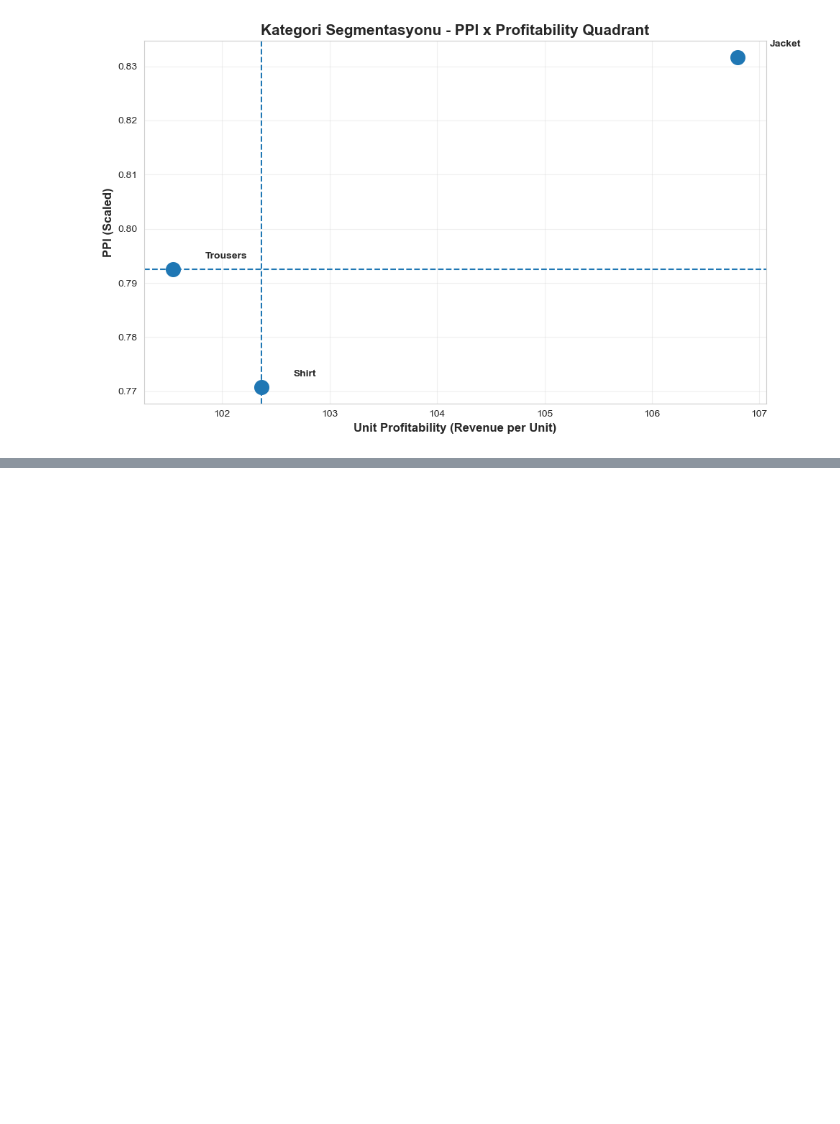
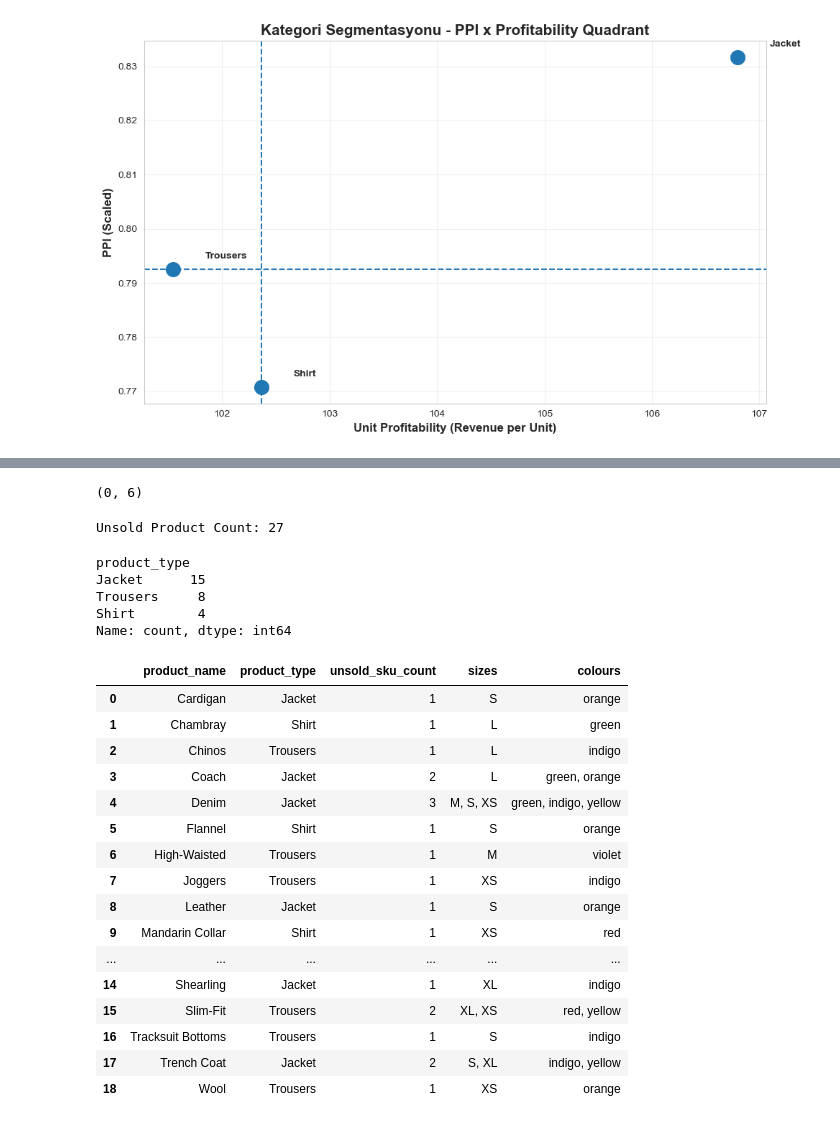
Before and after one commit to zeynepmert/Workintech_data_analysis_graduation_project, a Jupyter notebook: python/Product_Analysis.ipynb, the cells around one changed output, grey strips where cells are left out. Cells and saved outputs as stored; diff of their text form; code cells hidden in the pictures; blank space fills up the shorter version.

```diff
--- a/python/Product_Analysis.ipynb
+++ b/python/Product_Analysis.ipynb
@@ -502,0 +512,6 @@ elasticity < 1 → müşteri fiyat hassas değil → premium pricing potansiyeli
+# %%
+# check sales presence
+check = sales[sales['product_id'].isin(missing_ids['product_id'])]
+check.shape
+# %% [output]
+(0, 6)
@@ -502,0 +522,39 @@ elasticity < 1 → müşteri fiyat hassas değil → premium pricing potansiyeli
+# %%
+unsold_df = missing_products_df.copy()
+print("Unsold Product Count:", unsold_df['product_ID'].nunique())
+# %% [output]
+Unsold Product Count: 27
+# %%
+unsold_df['product_type'].value_counts()
+# %% [output]
+product_type
+Jacket      15
+Trousers     8
+Shirt        4
+Name: count, dtype: int64
+# %%
+detail_table = unsold_df.groupby('product_name').agg(
+    product_type = ('product_type','first'),
+    unsold_sku_count = ('product_ID','nunique'),
+    sizes = ('size', lambda x: ', '.join(sorted(x.unique()))),
+    colours = ('colour', lambda x: ', '.join(sorted(x.unique())))).reset_index()
+
+detail_table
+# %% [output]
+|  | product_name | product_type | unsold_sku_count | sizes | colours |
+| 0 | Cardigan | Jacket | 1 | S | orange |
+| 1 | Chambray | Shirt | 1 | L | green |
+| 2 | Chinos | Trousers | 1 | L | indigo |
+| 3 | Coach | Jacket | 2 | L | green, orange |
+| 4 | Denim | Jacket | 3 | M, S, XS | green, indigo, yellow |
+| 5 | Flannel | Shirt | 1 | S | orange |
+| 6 | High-Waisted | Trousers | 1 | M | violet |
+| 7 | Joggers | Trousers | 1 | XS | indigo |
+| 8 | Leather | Jacket | 1 | S | orange |
+| 9 | Mandarin Collar | Shirt | 1 | XS | red |
+| ... | ... | ... | ... | ... | ... |
+| 14 | Shearling | Jacket | 1 | XL | indigo |
+| 15 | Slim-Fit | Trousers | 2 | XL, XS | red, yellow |
+| 16 | Tracksuit Bottoms | Trousers | 1 | S | indigo |
+| 17 | Trench Coat | Jacket | 2 | S, XL | indigo, yellow |
+| 18 | Wool | Trousers | 1 | XS | orange |
```
Also changed, not shown: parts of 35 cells of this notebook, 3 other files.
